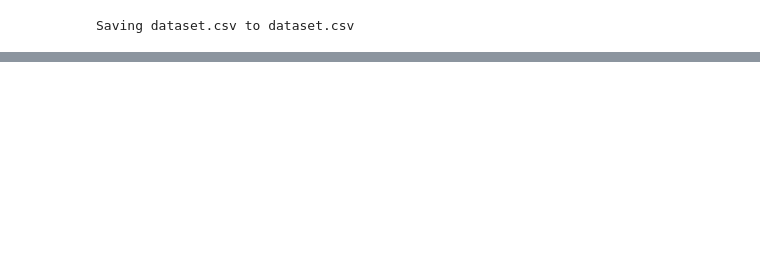
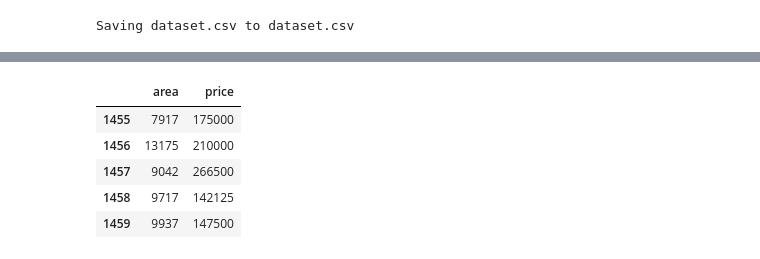
Before and after one commit to shubhamrai1318/Evaluating_Regression_ModelUsing_RSquared_Adjusted_R_Squared, a Jupyter notebook: Evaluating_Regression_Model.ipynb, the cells around one changed output, grey strips where cells are left out. Cells and saved outputs as stored; diff of their text form; code cells hidden in the pictures; blank space fills up the shorter version.

```diff
--- a/Evaluating_Regression_Model.ipynb
+++ b/Evaluating_Regression_Model.ipynb
@@ -21,0 +33,9 @@ dataset = pd.read_csv('dataset.csv')
+# %%
+dataset.tail()
+# %% [output]
+|  | area | price |
+| 1455 | 7917 | 175000 |
+| 1456 | 13175 | 210000 |
+| 1457 | 9042 | 266500 |
+| 1458 | 9717 | 142125 |
+| 1459 | 9937 | 147500 |
```
Also changed, not shown: parts of 8 cells of this notebook.
